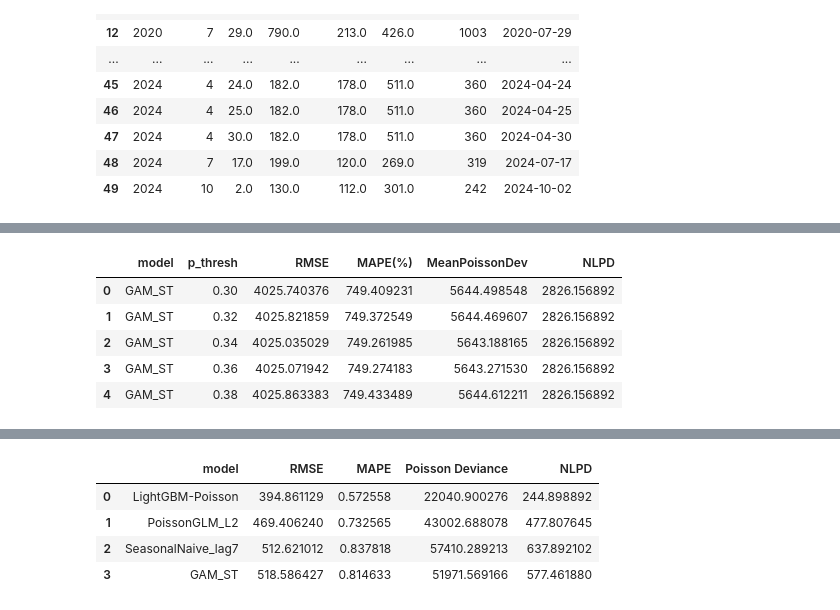
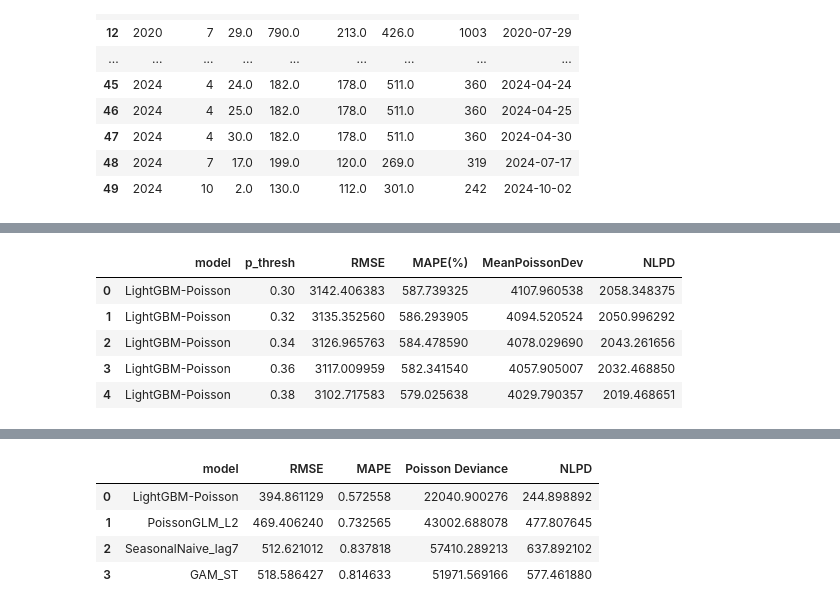
Before and after one commit to yilmajung/HOMELESSSTUDY_EPJDS_2025_v2, a Jupyter notebook: compare_w_baseline_visualize2.ipynb, the cells around one changed output, grey strips where cells are left out. Cells and saved outputs as stored; diff of their text form; code cells hidden in the pictures.

```diff
--- a/compare_w_baseline_visualize2.ipynb
+++ b/compare_w_baseline_visualize2.ipynb
@@ -72,11 +87,11 @@ df_merge_baseline.head()
 # %%
 # Load Naive and GLM predictions for comparison
-df_best = pd.read_csv('/Users/wooyongjung/Documents/WJ_Projects/HOMELESSSTUDY_EPJDS_2025_v2/data/gam_final_city_metrics_threshold_sweep_stvgpstyle.csv')
+df_best = pd.read_csv('/Users/wooyongjung/Documents/WJ_Projects/HOMELESSSTUDY_EPJDS_2025_v2/data/gam_final2_city_metrics_threshold_sweep_stvgpstyle.csv')
 df_best.head()
 # %% [output]
 |  | model | p_thresh | RMSE | MAPE(%) | MeanPoissonDev | NLPD |
-| 0 | GAM_ST | 0.30 | 4025.740376 | 749.409231 | 5644.498548 | 2826.156892 |
-| 1 | GAM_ST | 0.32 | 4025.821859 | 749.372549 | 5644.469607 | 2826.156892 |
-| 2 | GAM_ST | 0.34 | 4025.035029 | 749.261985 | 5643.188165 | 2826.156892 |
-| 3 | GAM_ST | 0.36 | 4025.071942 | 749.274183 | 5643.271530 | 2826.156892 |
-| 4 | GAM_ST | 0.38 | 4025.863383 | 749.433489 | 5644.612211 | 2826.156892 |
+| 0 | LightGBM-Poisson | 0.30 | 3142.406383 | 587.739325 | 4107.960538 | 2058.348375 |
+| 1 | LightGBM-Poisson | 0.32 | 3135.352560 | 586.293905 | 4094.520524 | 2050.996292 |
+| 2 | LightGBM-Poisson | 0.34 | 3126.965763 | 584.478590 | 4078.029690 | 2043.261656 |
+| 3 | LightGBM-Poisson | 0.36 | 3117.009959 | 582.341540 | 4057.905007 | 2032.468850 |
+| 4 | LightGBM-Poisson | 0.38 | 3102.717583 | 579.025638 | 4029.790357 | 2019.468651 |
```
Also changed, not shown: parts of 19 cells of this notebook, 2 other files.
